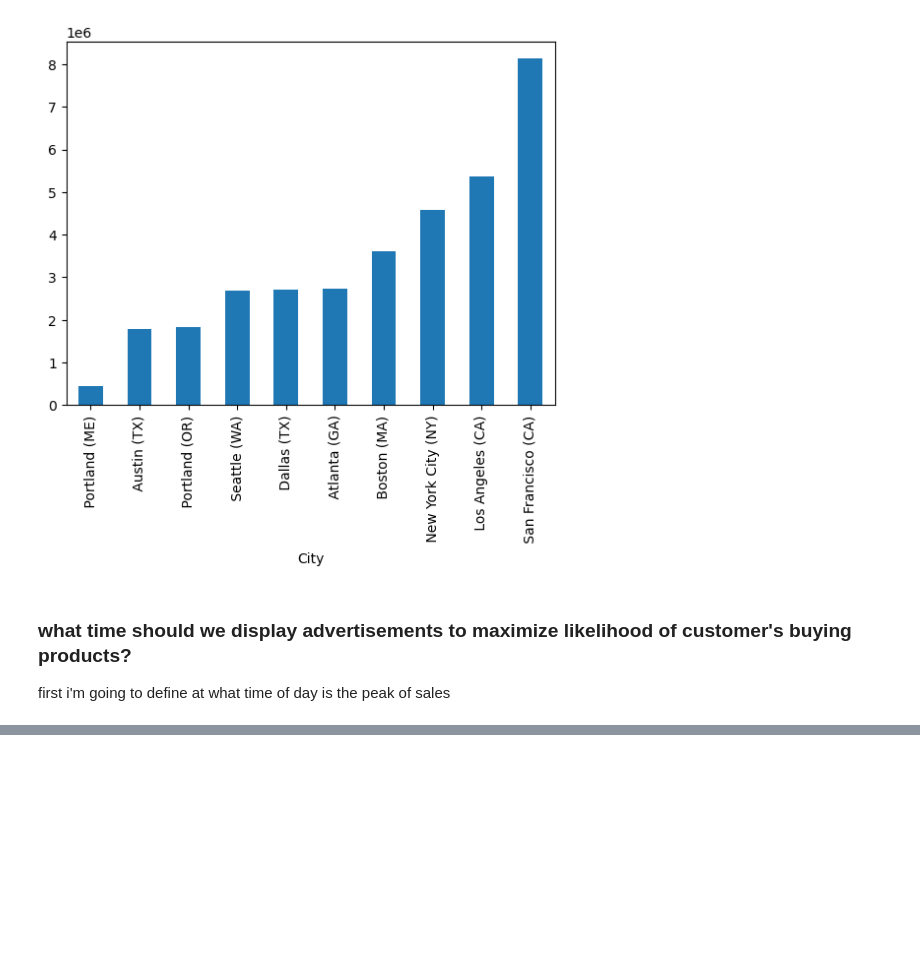
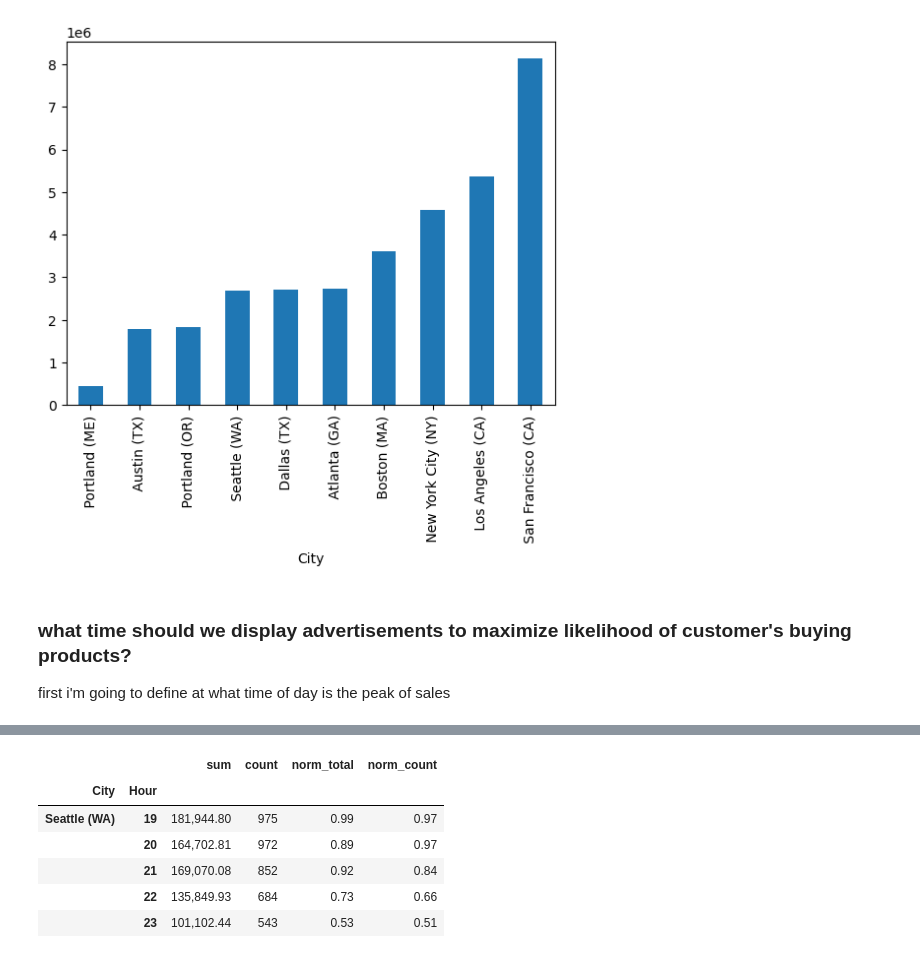
Before and after one commit to SergioMoraCodes/Pandas-Data-Science-Tasks, a Jupyter notebook: SalesAnalysis/Analysis.ipynb, the cells around one changed output, grey strips where cells are left out. Cells and saved outputs as stored; diff of their text form; code cells hidden in the pictures; blank space fills up the shorter version.

```diff
--- a/SalesAnalysis/Analysis.ipynb
+++ b/SalesAnalysis/Analysis.ipynb
@@ -113,9 +113,22 @@ df.head()
 # %%
 df['Hour'] = df['Order Date'].dt.hour
 # %%
-dfc = df.groupby(['City','Hour'])['Total'].agg(['sum','count']) #group by city, then by hour
-city_sales_hour = dfc['Total'].sum()
-norm_csh = city_sales_hour.groupby(['City'])
+dfc = df.groupby(['City','Hour'])['Total'].agg(['sum','count']) #group by city, then by hour and creates
+dfc['norm_total'] = dfc.groupby('City')['sum'].transform(lambda x: (x - x.min()) / (x.max() - x.min()))
+dfc['norm_count'] = dfc.groupby('City')['count'].transform(lambda x: (x - x.min()) / (x.max() - x.min()))
+
+#grouped_data['norm_total'] = grouped_data.groupby('City')['sum'].transform(lambda x: (x - x.min()) / (x.max() - x.min()))
+#grouped_data['norm_count'] = grouped_data.groupby('City')['count'].transform(lambda x: (x - x.min()) / (x.max() - x.min()))
+
+dfc.tail()
+# %% [output]
+|  |  | sum | count | norm_total | norm_count |
+| City | Hour |  |  |  |  |
+| Seattle (WA) | 19 | 181,944.80 | 975 | 0.99 | 0.97 |
+|  | 20 | 164,702.81 | 972 | 0.89 | 0.97 |
+|  | 21 | 169,070.08 | 852 | 0.92 | 0.84 |
+|  | 22 | 135,849.93 | 684 | 0.73 | 0.66 |
+|  | 23 | 101,102.44 | 543 | 0.53 | 0.51 |
 # %%
 sales_hour = df.groupby(['Hour'])['Total'].sum()
 count_hour = df.groupby(['Hour']).count()
```
Also changed, not shown: parts of 1 cell of this notebook.
